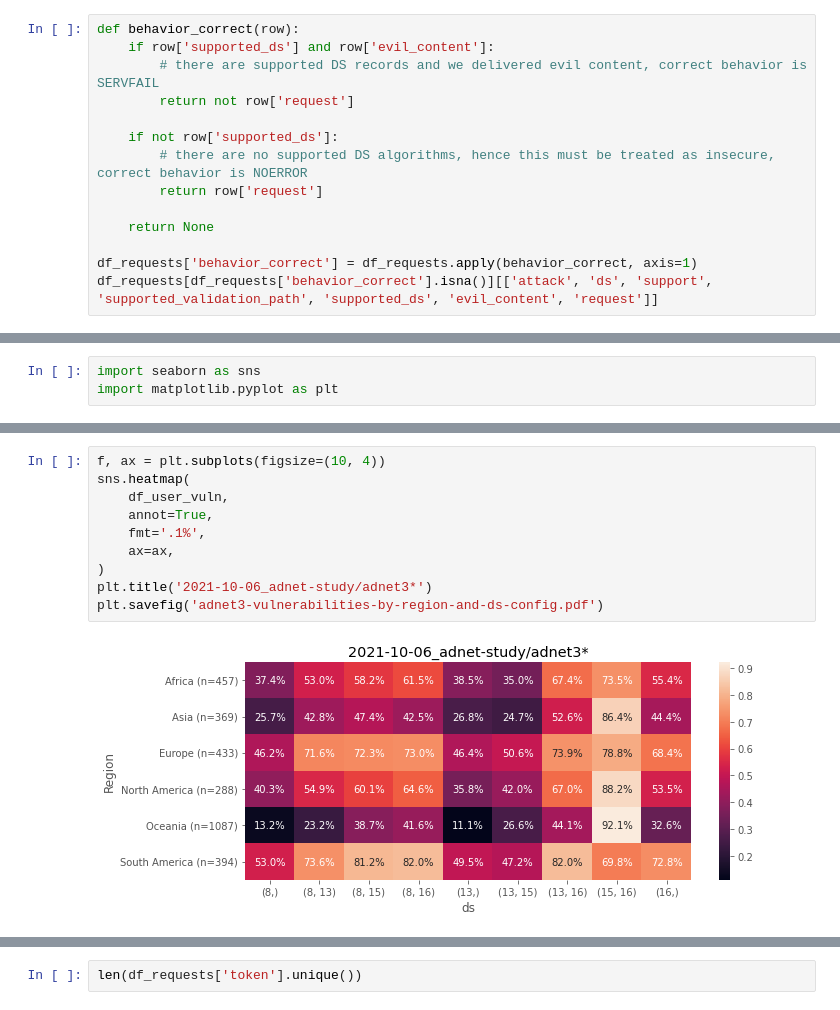
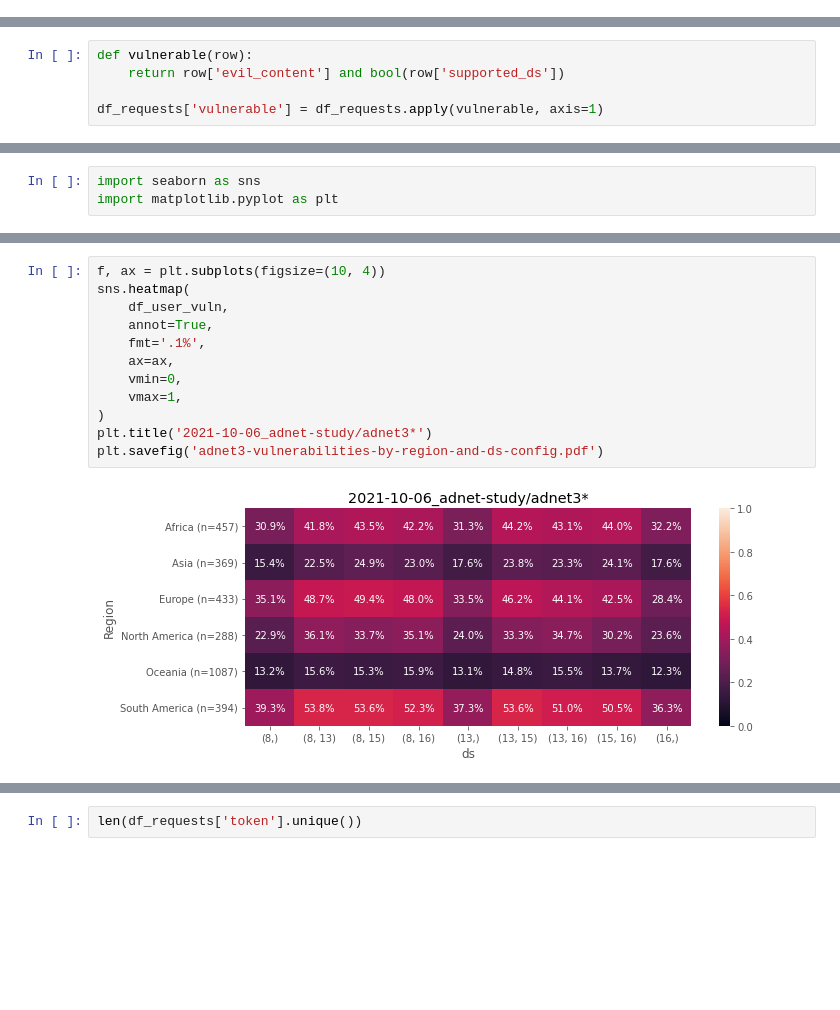
Before and after one commit to nils-wisiol/dns-downgrade-attack, a Jupyter notebook: ipynb/analyze_adnet_requestes.ipynb, the cells around one changed output, grey strips where cells are left out. Drawn from its saved outputs; the diff is of its cells as text; blank space fills up the shorter version.

Commit message:
fixed adnet analysis (vulnerable instead behavior correct)

```diff
--- a/ipynb/analyze_adnet_requestes.ipynb
+++ b/ipynb/analyze_adnet_requestes.ipynb
@@ -420,17 +420,3 @@ df_requests['validation_path'] = df_requests.apply(lambda row: tuple(set(row['ds
 df_requests['supported_validation_path'] = df_requests.apply(lambda row: tuple(set(row['validation_path']) & set(row['support'])), axis=1)
 df_requests['supported_ds'] = df_requests.apply(lambda row: tuple(set(row['ds']) & set(row['support'])), axis=1)
 df_requests['evil_content'] = df_requests.apply(lambda row: '-ra' in row['attack'] or '-at' in row['attck'], axis=1)
-# %%
-def behavior_correct(row):
-    if row['supported_ds'] and row['evil_content']:
-        # there are supported DS records and we delivered evil content, correct behavior is SERVFAIL
-        return not row['request']
-
-    if not row['supported_ds']:
-        # there are no supported DS algorithms, hence this must be treated as insecure, correct behavior is NOERROR
-        return row['request']
-
-    return None
-
-df_requests['behavior_correct'] = df_requests.apply(behavior_correct, axis=1)
-df_requests[df_requests['behavior_correct'].isna()][['attack', 'ds', 'support', 'supported_validation_path', 'supported_ds', 'evil_content', 'request']]
@@ -439,3 +423,8 @@ df_requests[df_requests['behavior_correct'].isna()][['attack', 'ds', 'support',
+# %%
+def vulnerable(row):
+    return row['evil_content'] and bool(row['supported_ds'])
+
+df_requests['vulnerable'] = df_requests.apply(vulnerable, axis=1)
 # %%
 df_requests = df_requests.join(df_token_region, on='token')
 # %%
@@ -723,15 +731,17 @@ df_user_vuln
 # %%
 f, ax = plt.subplots(figsize=(10, 4))
 sns.heatmap(
     df_user_vuln,
     annot=True,
     fmt='.1%',
     ax=ax,
+    vmin=0,
+    vmax=1,
 )
 plt.title('2021-10-06_adnet-study/adnet3*')
 plt.savefig('adnet3-vulnerabilities-by-region-and-ds-config.pdf')
 # %% [output]
-[figure, old version]
+[figure, new version]
 # %%
 df_user_vuln = df_requests[df_requests['attack'] != 'mitm-ra'].groupby(['Region', 'token', 'ds']).agg(
     {'vulnerable': [any]}  # aggregation across attacks, hence using any
```
Also changed, not shown: parts of 22 cells of this notebook.
